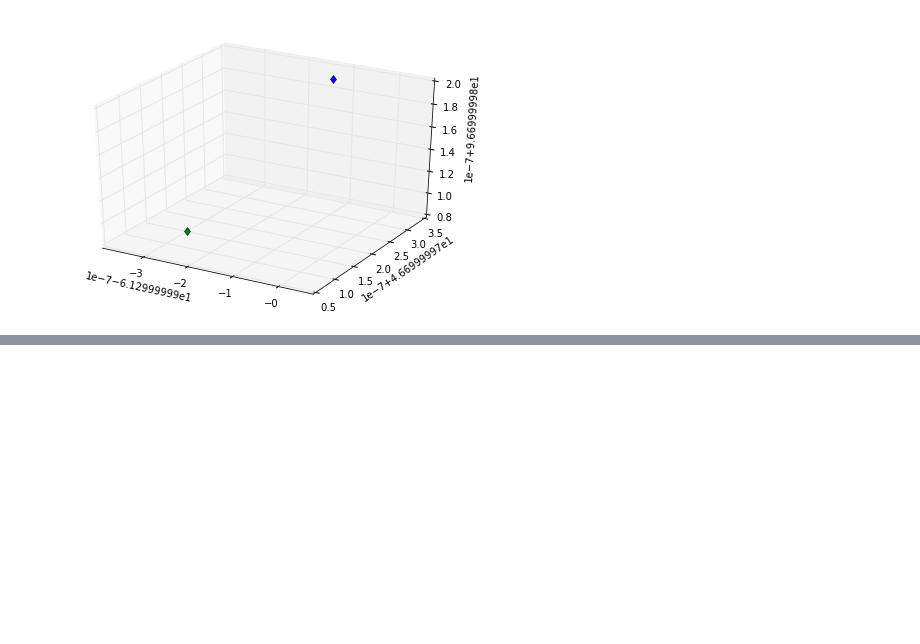
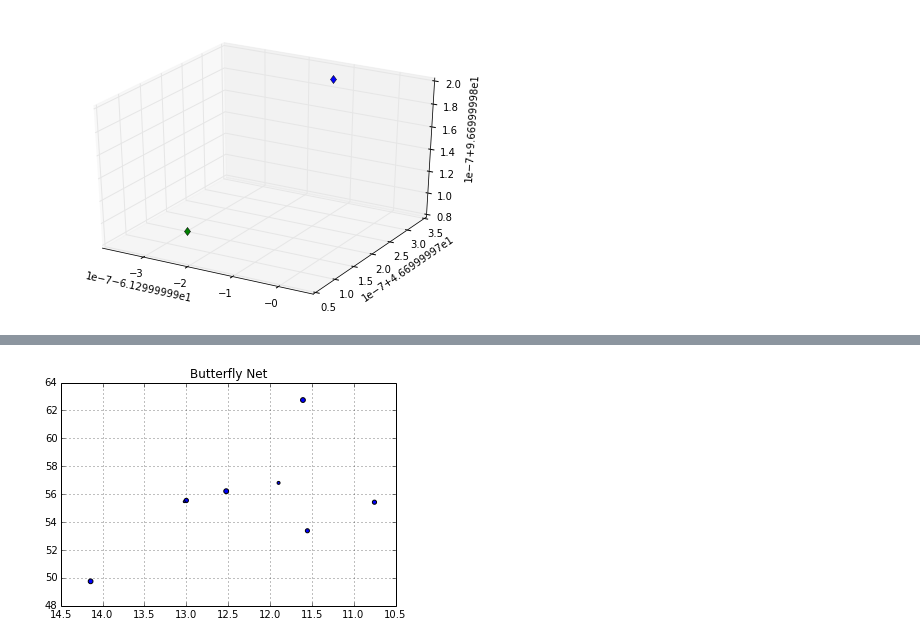
Before and after one commit to dreamalligator/asterisms, a Jupyter notebook: notebooks/proper-motion.ipynb, the cells around one changed output, grey strips where cells are left out. Cells and saved outputs as stored; diff of their text form; code cells hidden in the pictures; blank space fills up the shorter version.

```diff
--- a/notebooks/proper-motion.ipynb
+++ b/notebooks/proper-motion.ipynb
@@ -33,0 +89,5 @@ alphaUM(100000)
+# %%
+ancient_uma = const(UMa,year='-100000',title='Butterfly Net')
+#savefig('uma_ancient.png')
+# %% [output]
+[figure, added]
```
Also changed, not shown: parts of 11 cells of this notebook, 8 other files.
